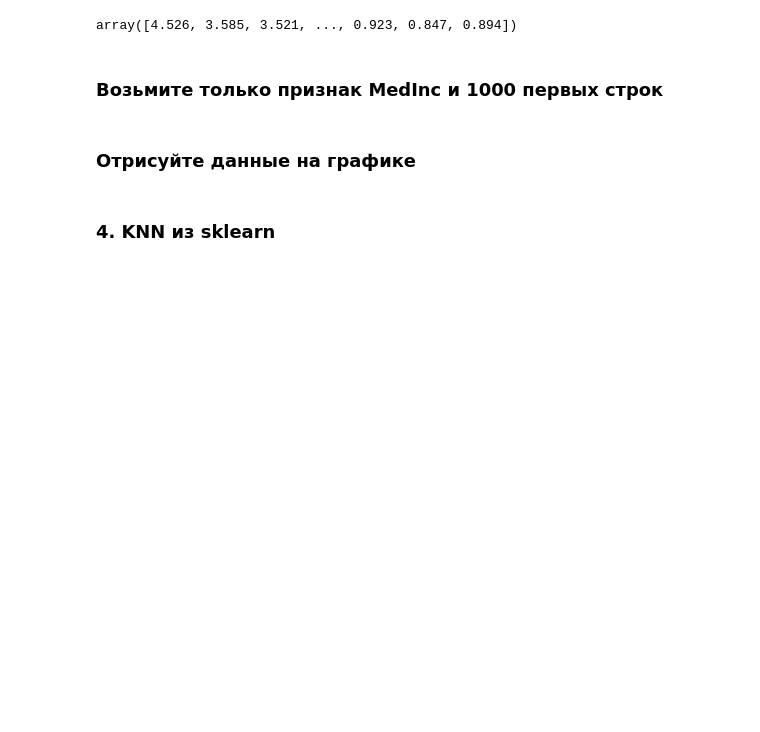
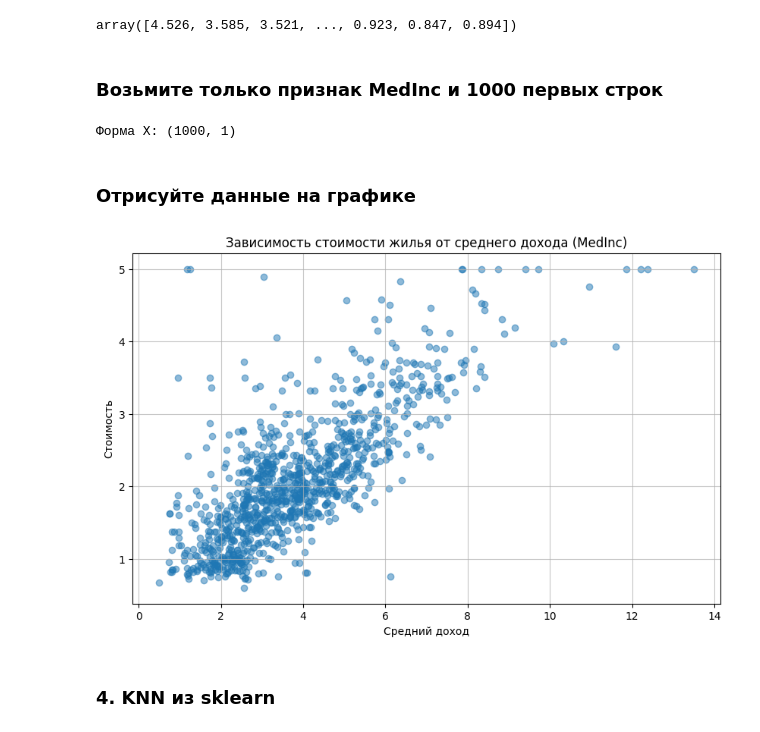
Before and after one commit to fruct49/ml_practice, a Jupyter notebook: Практическая_работа_4_Метод_K_ближайших_соседей.ipynb, the cells around one changed output. Cells and saved outputs as stored; diff of their text form; code cells hidden in the pictures; blank space fills up the shorter version.

```diff
--- a/Практическая_работа_4_Метод_K_ближайших_соседей.ipynb
+++ b/Практическая_работа_4_Метод_K_ближайших_соседей.ipynb
@@ -744,2 +742,9 @@ array([4.526, 3.585, 3.521, ..., 0.923, 0.847, 0.894])
+# %%
+X_subset = X[['MedInc']].iloc[:1000]
+y_subset = y[:1000]
+
+print(f"Форма X: {X_subset.shape}")
+# %% [output]
+Форма X: (1000, 1)
 # %% [markdown]
 ### Отрисуйте данные на графике
@@ -748,3 +751,15 @@ array([4.526, 3.585, 3.521, ..., 0.923, 0.847, 0.894])
+# %%
+import matplotlib.pyplot as plt
+
+plt.figure(figsize=(10, 6))
+plt.scatter(X_subset, y_subset, alpha=0.5)
+plt.title("Зависимость стоимости жилья от среднего дохода (MedInc)")
+plt.xlabel("Средний доход")
+plt.ylabel("Стоимость")
+plt.grid(True, alpha=0.7)
+plt.show()
+# %% [output]
+[figure, added]
 # %% [markdown]
 ### **4. KNN из sklearn**
 # %% [markdown]
```
Also changed, not shown: parts of 19 cells of this notebook.
